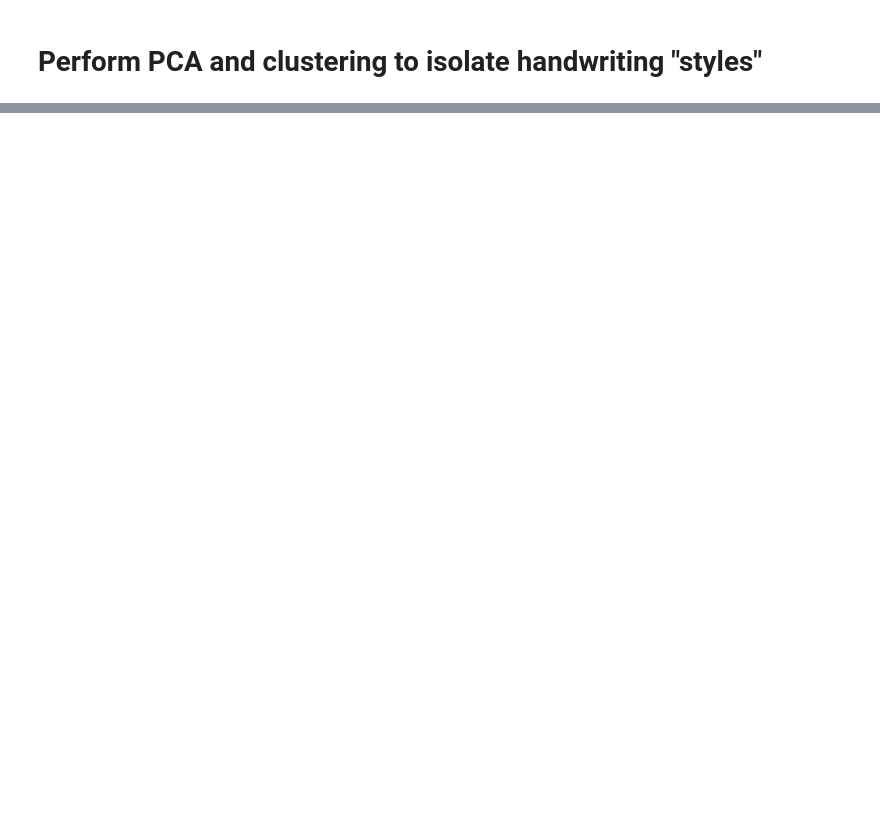
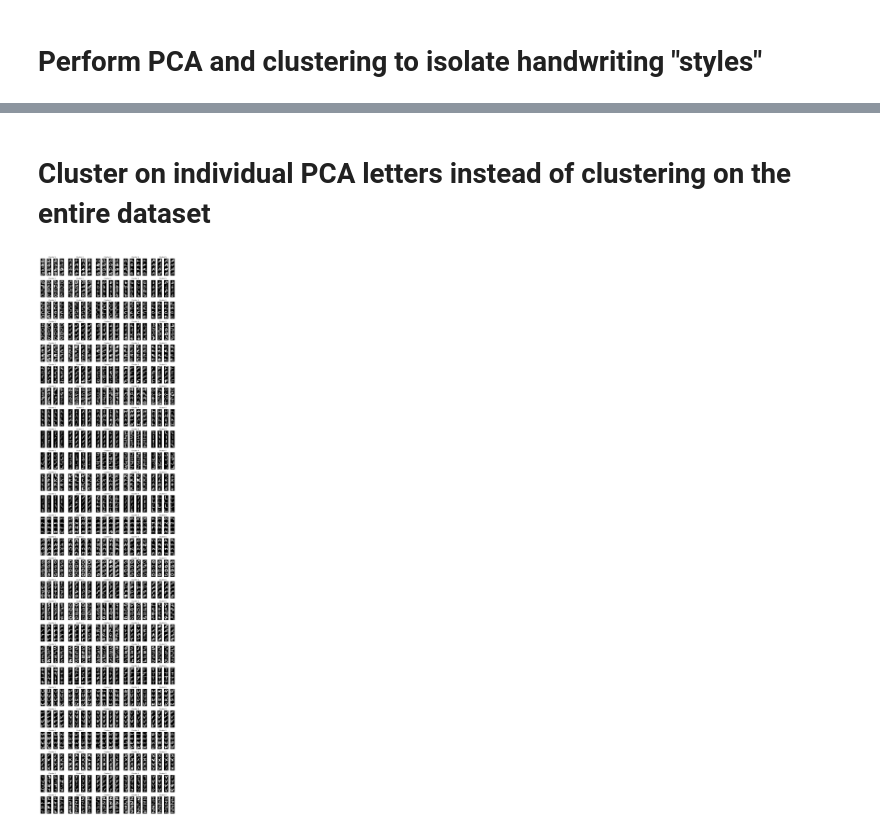
Before and after one commit to keriotisna/CS598-GenerativeAI-Final-Project, a Jupyter notebook: main.ipynb, the cells around one changed output, grey strips where cells are left out. Saved outputs shown, nothing was run; the diff lists cells and outputs as text; code cells hidden in the pictures; blank space fills up the shorter version.

Commit message:
Add ISOMAP clustering (Thanks Paris!)

```diff
--- a/main.ipynb
+++ b/main.ipynb
@@ -203,3 +202,51 @@ plt.show()
+# %% [markdown]
+# Cluster on individual PCA letters instead of clustering on the entire dataset
+# %%
+num_clusters = 5  # Choose the number of clusters for each letter
+num_samples = 16  # Choose the number of samples to display for each cluster (16 for a 4x4 grid)
+
+fig, axs = plt.subplots(26, num_clusters, figsize=(10, 40))
+for letter in range(1, 27):
+    # Filter images and labels for the current letter
+    letter_indices = np.where(trainset.labels == letter)[0]
+    letter_images = trainset.images[letter_indices]
+
+    # Flatten the images
+    flat_images = torch.flatten(letter_images, start_dim=1).numpy()
+
+    # Perform PCA
+    # pca = PCA(n_components=50)  # Choose the number of components based on your requirements
+    # features = pca.fit_transform(flat_images)
+
+    isomap = Isomap(n_components=60)  # Choose the number of components based on your requirements
+    features = isomap.fit_transform(flat_images)
+
+    # Cluster the data points
+    kmeans = KMeans(n_clusters=num_clusters, random_state=42)
+    cluster_labels = kmeans.fit_predict(features)
+
+    # Display samples from each cluster in a 4x4 grid
+    for cluster in range(num_clusters):
+        cluster_indices = np.where(cluster_labels == cluster)[0]
+        cluster_samples = np.random.choice(cluster_indices, size=num_samples, replace=False)
+
+        ax = axs[letter-1, cluster]
+        ax.axis('off')
+
+        for i in range(4):
+            for j in range(4):
+                sample_idx = cluster_samples[i*4+j]
+                image = letter_images[sample_idx].squeeze()
+                ax_sub = ax.inset_axes([j*0.25, i*0.25, 0.25, 0.25])
+                ax_sub.imshow(image, cmap='gray')
+                ax_sub.axis('off')
+
+        ax.set_title(f"Cluster {cluster+1}", fontsize=8)
+
+plt.tight_layout()
+plt.show()
+# %% [output]
+[figure, added]
 # %%
 # TODO: Look at these
 
```
Also changed, not shown: parts of 5 cells of this notebook.
